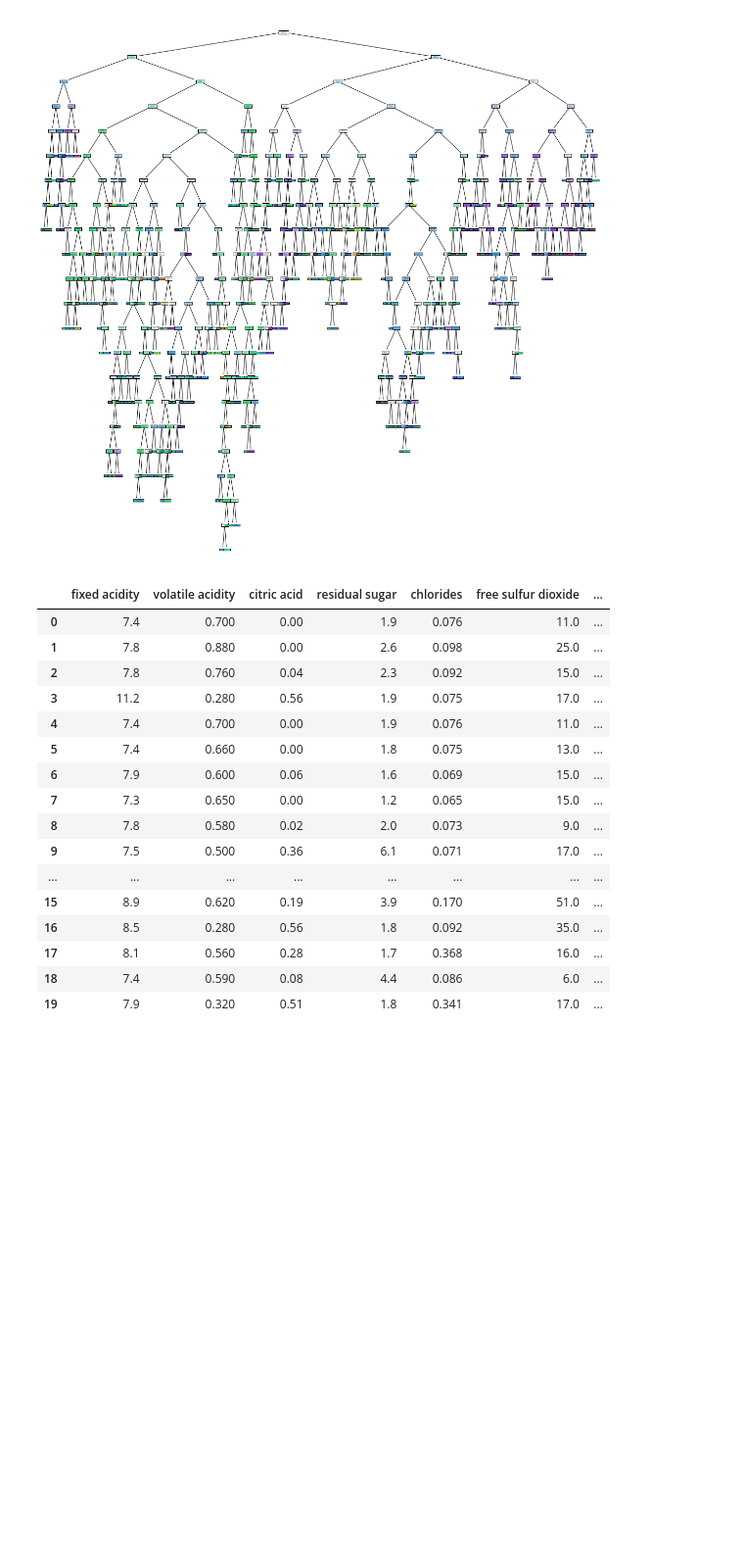
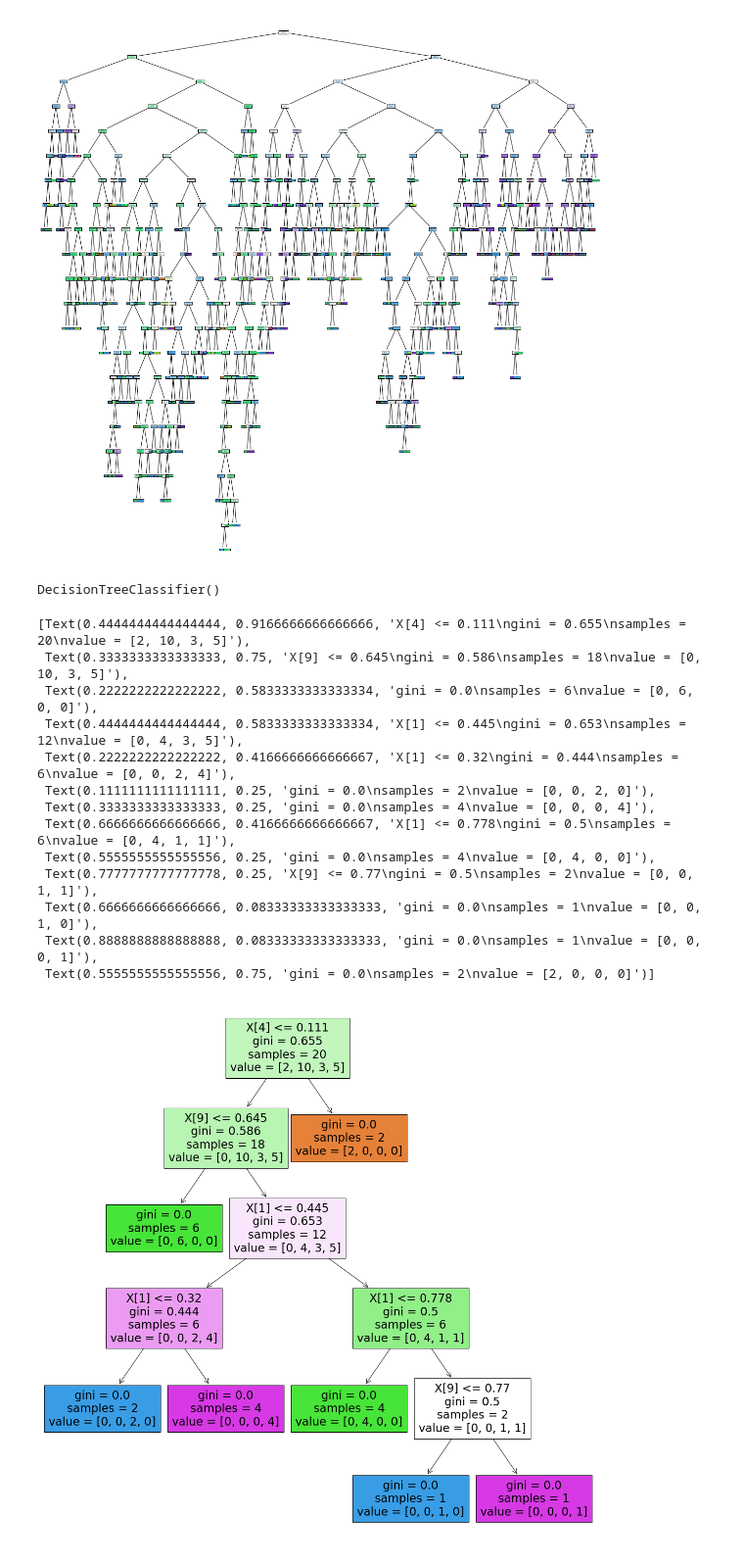
Before and after one commit to RishavB777/Wine-Quality-Prediction, a Jupyter notebook: EDA.ipynb, the cells around one changed output. Shown at 98% size. Saved outputs shown, nothing was run; the diff lists cells and outputs as text; code cells hidden in the pictures; blank space fills up the shorter version.

Commit message:
New sample of 20 created

```diff
--- a/EDA.ipynb
+++ b/EDA.ipynb
@@ -92,24 +92,30 @@ tree.plot_tree(model, filled=True)
  Text(0.9895219384413884, 0.7045454545454546, 'gini = 0.0\nsamples = 4\nvalue = [0, 0, 0, 0, 4, 0]'),
  Text(0.9965073128137961, 0.7045454545454546, 'gini = 0.0\nsamples = 1\nvalue = [0, 0, 1, 0, 0, 0]')]
 [figure]
-# %%
-sample = df.head(20)
-sample
-# %% [output]
-|  | fixed acidity | volatile acidity | citric acid | residual sugar | chlorides | free sulfur dioxide | ... |
-| 0 | 7.4 | 0.700 | 0.00 | 1.9 | 0.076 | 11.0 | ... |
-| 1 | 7.8 | 0.880 | 0.00 | 2.6 | 0.098 | 25.0 | ... |
-| 2 | 7.8 | 0.760 | 0.04 | 2.3 | 0.092 | 15.0 | ... |
-| 3 | 11.2 | 0.280 | 0.56 | 1.9 | 0.075 | 17.0 | ... |
-| 4 | 7.4 | 0.700 | 0.00 | 1.9 | 0.076 | 11.0 | ... |
-| 5 | 7.4 | 0.660 | 0.00 | 1.8 | 0.075 | 13.0 | ... |
-| 6 | 7.9 | 0.600 | 0.06 | 1.6 | 0.069 | 15.0 | ... |
-| 7 | 7.3 | 0.650 | 0.00 | 1.2 | 0.065 | 15.0 | ... |
-| 8 | 7.8 | 0.580 | 0.02 | 2.0 | 0.073 | 9.0 | ... |
-| 9 | 7.5 | 0.500 | 0.36 | 6.1 | 0.071 | 17.0 | ... |
-| ... | ... | ... | ... | ... | ... | ... | ... |
-| 15 | 8.9 | 0.620 | 0.19 | 3.9 | 0.170 | 51.0 | ... |
-| 16 | 8.5 | 0.280 | 0.56 | 1.8 | 0.092 | 35.0 | ... |
-| 17 | 8.1 | 0.560 | 0.28 | 1.7 | 0.368 | 16.0 | ... |
-| 18 | 7.4 | 0.590 | 0.08 | 4.4 | 0.086 | 6.0 | ... |
-| 19 | 7.9 | 0.320 | 0.51 | 1.8 | 0.341 | 17.0 | ... |
+# %%
+X_sample = X_train.head(20)
+# %%
+y_sample = y_train.head(20)
+# %%
+samplemodel = DecisionTreeClassifier()
+samplemodel.fit(X_sample, y_sample)
+# %% [output]
+DecisionTreeClassifier()
+# %%
+plt.figure(figsize=(20,20))
+tree.plot_tree(samplemodel, filled=True)
+# %% [output]
+[Text(0.4444444444444444, 0.9166666666666666, 'X[4] <= 0.111\ngini = 0.655\nsamples = 20\nvalue = [2, 10, 3, 5]'),
+ Text(0.3333333333333333, 0.75, 'X[9] <= 0.645\ngini = 0.586\nsamples = 18\nvalue = [0, 10, 3, 5]'),
+ Text(0.2222222222222222, 0.5833333333333334, 'gini = 0.0\nsamples = 6\nvalue = [0, 6, 0, 0]'),
+ Text(0.4444444444444444, 0.5833333333333334, 'X[1] <= 0.445\ngini = 0.653\nsamples = 12\nvalue = [0, 4, 3, 5]'),
+ Text(0.2222222222222222, 0.4166666666666667, 'X[1] <= 0.32\ngini = 0.444\nsamples = 6\nvalue = [0, 0, 2, 4]'),
+ Text(0.1111111111111111, 0.25, 'gini = 0.0\nsamples = 2\nvalue = [0, 0, 2, 0]'),
+ Text(0.3333333333333333, 0.25, 'gini = 0.0\nsamples = 4\nvalue = [0, 0, 0, 4]'),
+ Text(0.6666666666666666, 0.4166666666666667, 'X[1] <= 0.778\ngini = 0.5\nsamples = 6\nvalue = [0, 4, 1, 1]'),
+ Text(0.5555555555555556, 0.25, 'gini = 0.0\nsamples = 4\nvalue = [0, 4, 0, 0]'),
+ Text(0.7777777777777778, 0.25, 'X[9] <= 0.77\ngini = 0.5\nsamples = 2\nvalue = [0, 0, 1, 1]'),
+ Text(0.6666666666666666, 0.08333333333333333, 'gini = 0.0\nsamples = 1\nvalue = [0, 0, 1, 0]'),
+ Text(0.8888888888888888, 0.08333333333333333, 'gini = 0.0\nsamples = 1\nvalue = [0, 0, 0, 1]'),
+ Text(0.5555555555555556, 0.75, 'gini = 0.0\nsamples = 2\nvalue = [2, 0, 0, 0]')]
+[figure, added]
```
